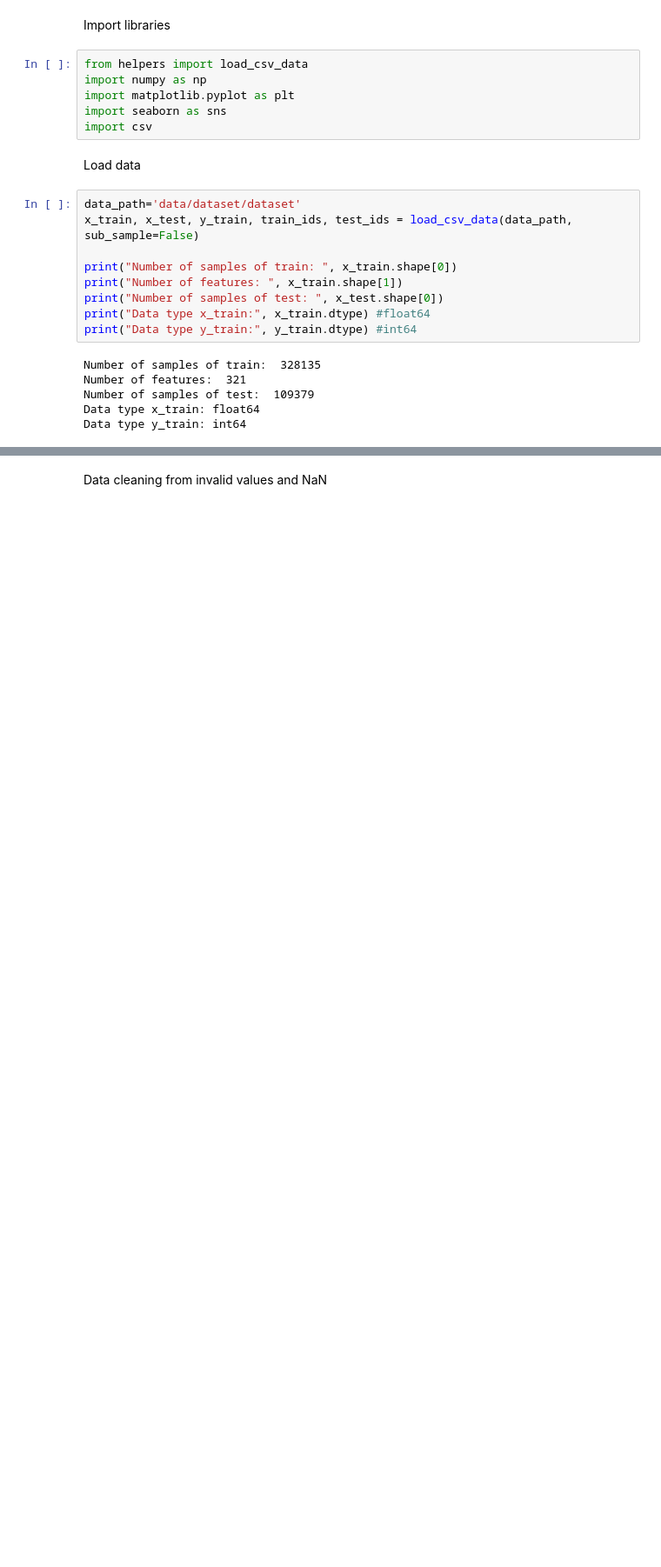
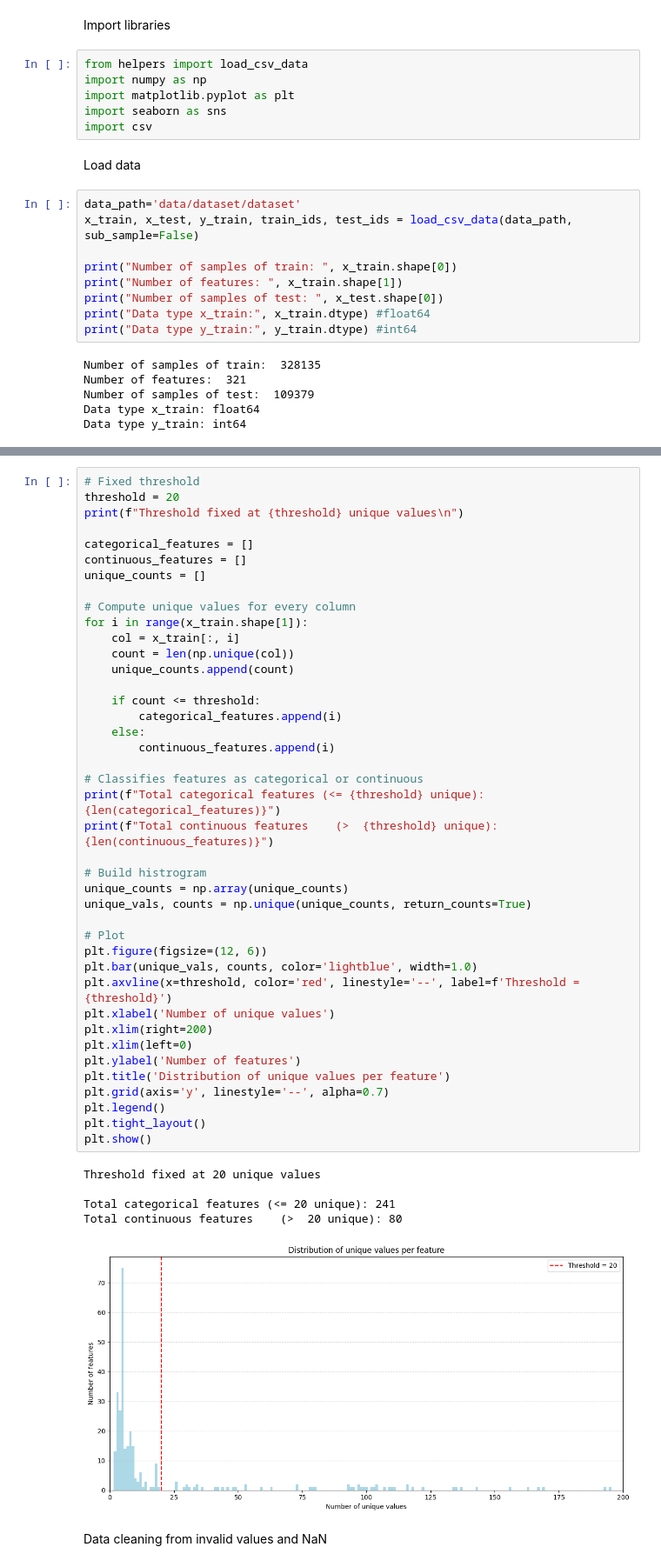
Before and after one commit to martiiiina/fantasy_group, a Jupyter notebook: eda.ipynb, the cells around one changed output, grey strips where cells are left out. Shown at 87% size. Saved outputs shown, nothing was run; the diff lists cells and outputs as text; blank space fills up the shorter version.

```diff
--- a/eda.ipynb
+++ b/eda.ipynb
@@ -26,3 +28,50 @@ Data type y_train: int64
+# %%
+# Fixed threshold
+threshold = 20
+print(f"Threshold fixed at {threshold} unique values\n")
+
+categorical_features = []
+continuous_features = []
+unique_counts = []
+
+# Compute unique values for every column
+for i in range(x_train.shape[1]):
+    col = x_train[:, i]
+    count = len(np.unique(col))
+    unique_counts.append(count)
+
+    if count <= threshold:
+        categorical_features.append(i)
+    else:
+        continuous_features.append(i)
+
+# Classifies features as categorical or continuous
+print(f"Total categorical features (<= {threshold} unique): {len(categorical_features)}")
+print(f"Total continuous features    (>  {threshold} unique): {len(continuous_features)}")
+
+# Build histrogram
+unique_counts = np.array(unique_counts)
+unique_vals, counts = np.unique(unique_counts, return_counts=True)
+
+# Plot
+plt.figure(figsize=(12, 6))
+plt.bar(unique_vals, counts, color='lightblue', width=1.0)
+plt.axvline(x=threshold, color='red', linestyle='--', label=f'Threshold = {threshold}')
+plt.xlabel('Number of unique values')
+plt.xlim(right=200)
+plt.xlim(left=0)
+plt.ylabel('Number of features')
+plt.title('Distribution of unique values per feature')
+plt.grid(axis='y', linestyle='--', alpha=0.7)
+plt.legend()
+plt.tight_layout()
+plt.show()
+# %% [output]
+Threshold fixed at 20 unique values
+
+Total categorical features (<= 20 unique): 241
+Total continuous features    (>  20 unique): 80
+[figure, added]
 # %% [markdown]
 Data cleaning from invalid values and NaN
 # %%
```
Also changed, not shown: parts of 12 cells of this notebook.
